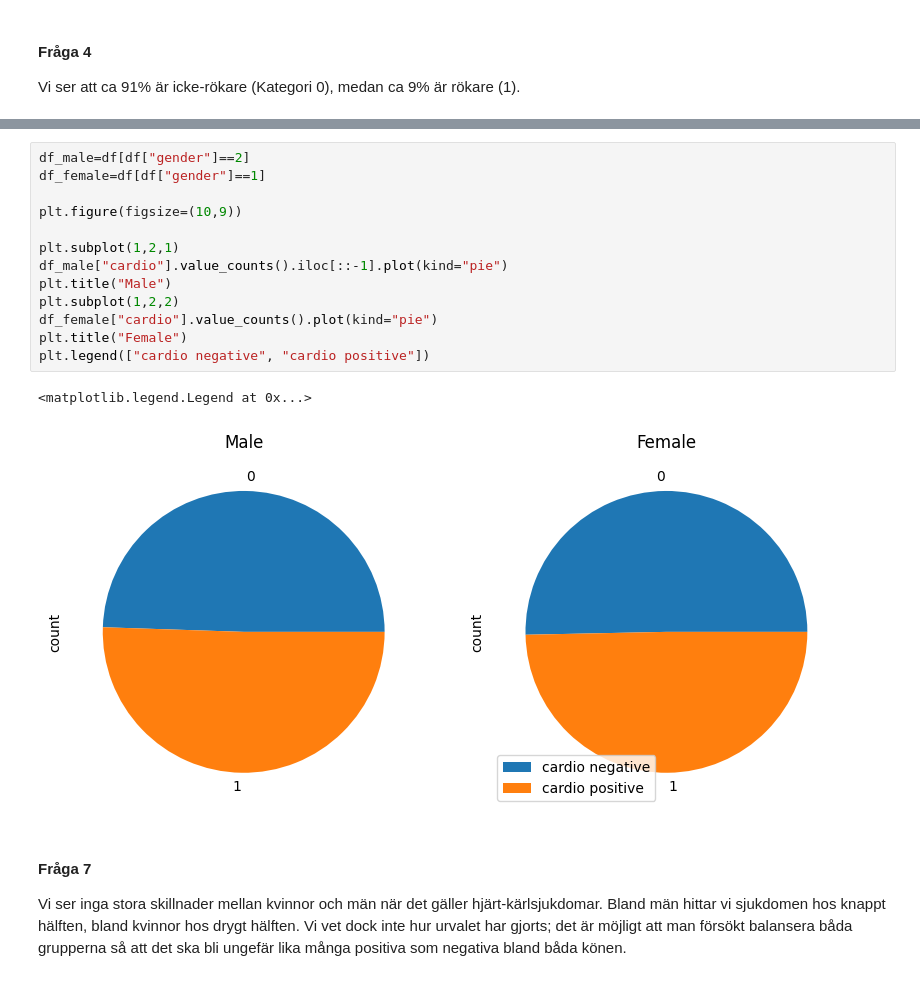
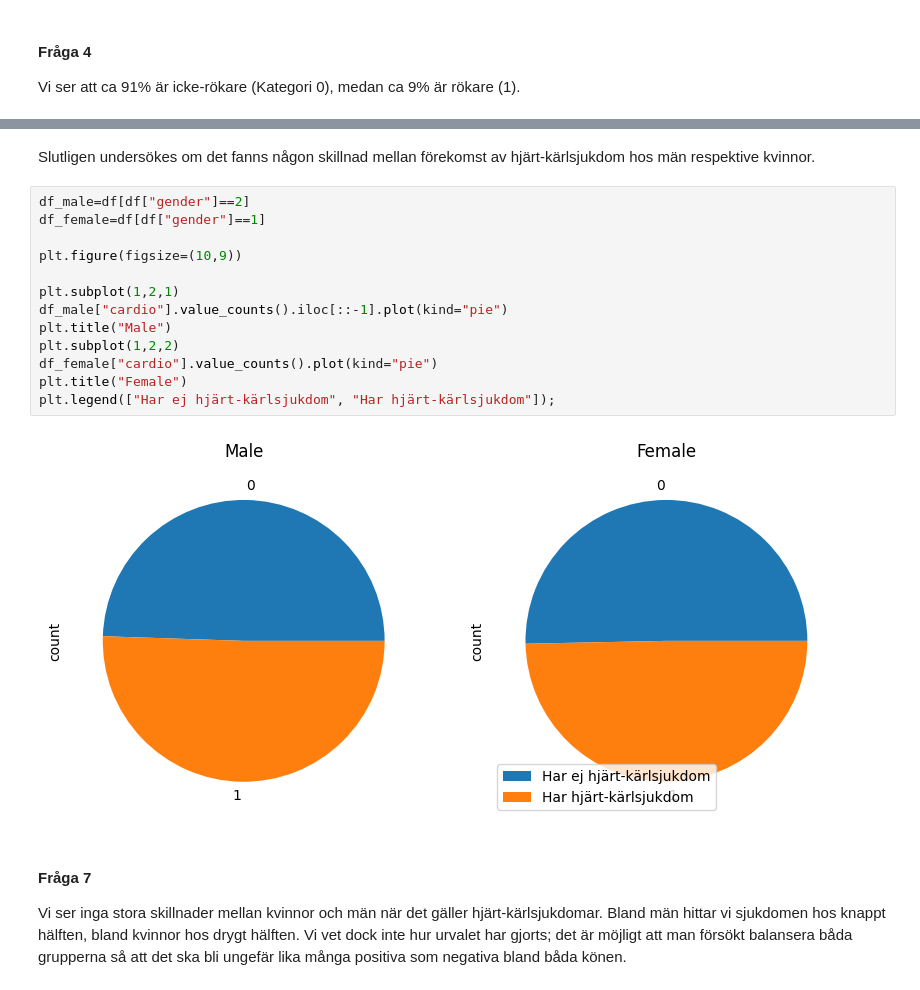
Before and after one commit to bearwinterfirth/medical, a Jupyter notebook: disease_prediction_1.ipynb, the cells around one changed output, grey strips where cells are left out. Saved outputs shown, nothing was run; the diff lists cells and outputs as text.

```diff
--- a/disease_prediction_1.ipynb
+++ b/disease_prediction_1.ipynb
@@ -93,19 +90,20 @@ Vi har även en person på 250 cm, vilket är bland de längsta någonsin i vär
+# %% [markdown]
+Slutligen undersökes om det fanns någon skillnad mellan förekomst av hjärt-kärlsjukdom hos män respektive kvinnor.
 # %%
 df_male=df[df["gender"]==2]
 df_female=df[df["gender"]==1]
 
 plt.figure(figsize=(10,9))
 
 plt.subplot(1,2,1)
 df_male["cardio"].value_counts().iloc[::-1].plot(kind="pie")
 plt.title("Male")
 plt.subplot(1,2,2)
 df_female["cardio"].value_counts().plot(kind="pie")
 plt.title("Female")
-plt.legend(["cardio negative", "cardio positive"])
+plt.legend(["Har ej hjärt-kärlsjukdom", "Har hjärt-kärlsjukdom"]);
 # %% [output]
-<matplotlib.legend.Legend at 0x...>
-[figure, old version]
+[figure, new version]
 # %% [markdown]
 #### Fråga 7
 
```
Also changed, not shown: parts of 7 cells of this notebook.
